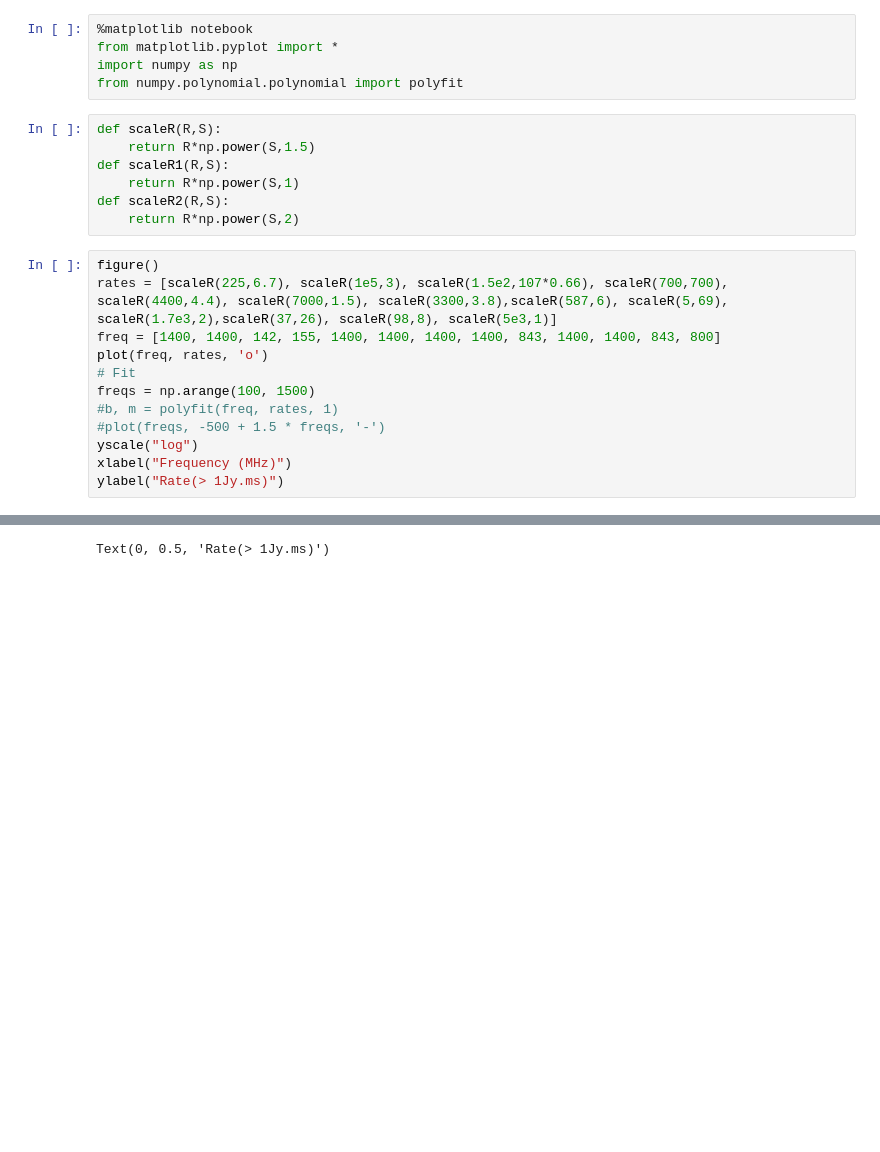
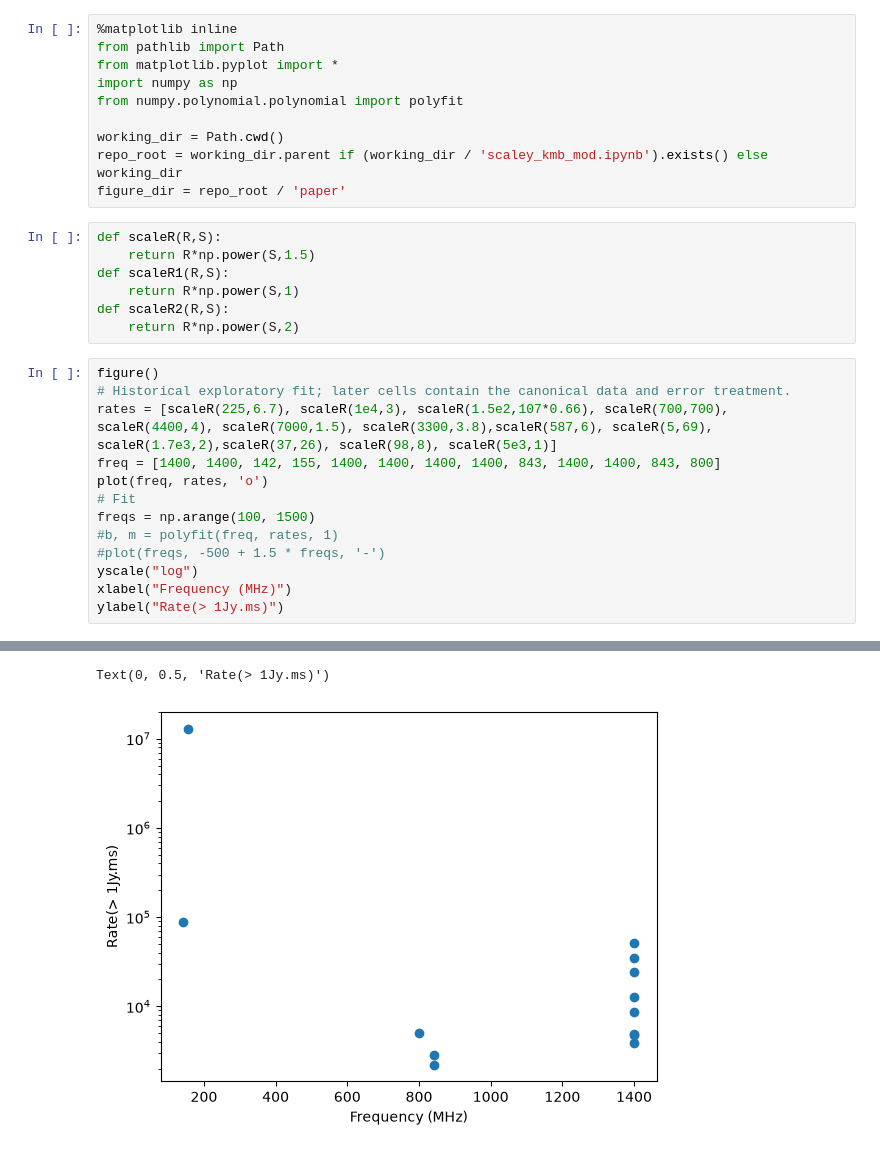
Before and after one commit to WVURAIL/Optimization-of-Radio-Array-Telescopes-to-Search-for-Fast-Radio-Bursts, a Jupyter notebook: code/scaley_kmb_mod.ipynb, the cells around one changed output, grey strips where cells are left out. Saved outputs shown, nothing was run; the diff lists cells and outputs as text; blank space fills up the shorter version.

```diff
--- a/code/scaley_kmb_mod.ipynb
+++ b/code/scaley_kmb_mod.ipynb
@@ -1,8 +1,13 @@
 # %%
-%matplotlib notebook
+%matplotlib inline
+from pathlib import Path
 from matplotlib.pyplot import *
 import numpy as np
 from numpy.polynomial.polynomial import polyfit
+
+working_dir = Path.cwd()
+repo_root = working_dir.parent if (working_dir / 'scaley_kmb_mod.ipynb').exists() else working_dir
+figure_dir = repo_root / 'paper'
 # %%
 def scaleR(R,S):
     return R*np.power(S,1.5)
@@ -12,7 +17,8 @@ def scaleR2(R,S):
     return R*np.power(S,2)
 # %%
 figure()
-rates = [scaleR(225,6.7), scaleR(1e5,3), scaleR(1.5e2,107*0.66), scaleR(700,700), scaleR(4400,4.4), scaleR(7000,1.5), scaleR(3300,3.8),scaleR(587,6), scaleR(5,69), scaleR(1.7e3,2),scaleR(37,26), scaleR(98,8), scaleR(5e3,1)]
+# Historical exploratory fit; later cells contain the canonical data and error treatment.
+rates = [scaleR(225,6.7), scaleR(1e4,3), scaleR(1.5e2,107*0.66), scaleR(700,700), scaleR(4400,4), scaleR(7000,1.5), scaleR(3300,3.8),scaleR(587,6), scaleR(5,69), scaleR(1.7e3,2),scaleR(37,26), scaleR(98,8), scaleR(5e3,1)]
 freq = [1400, 1400, 142, 155, 1400, 1400, 1400, 1400, 843, 1400, 1400, 843, 800]
 plot(freq, rates, 'o')
 # Fit
@@ -28,4 +32,5 @@ ylabel("Rate(> 1Jy.ms)")
 Text(0, 0.5, 'Rate(> 1Jy.ms)')
+[figure, added]
 # %%
 
 def scaleR(R,S):
```
Also changed, not shown: parts of 10 cells of this notebook, 21 other files.
